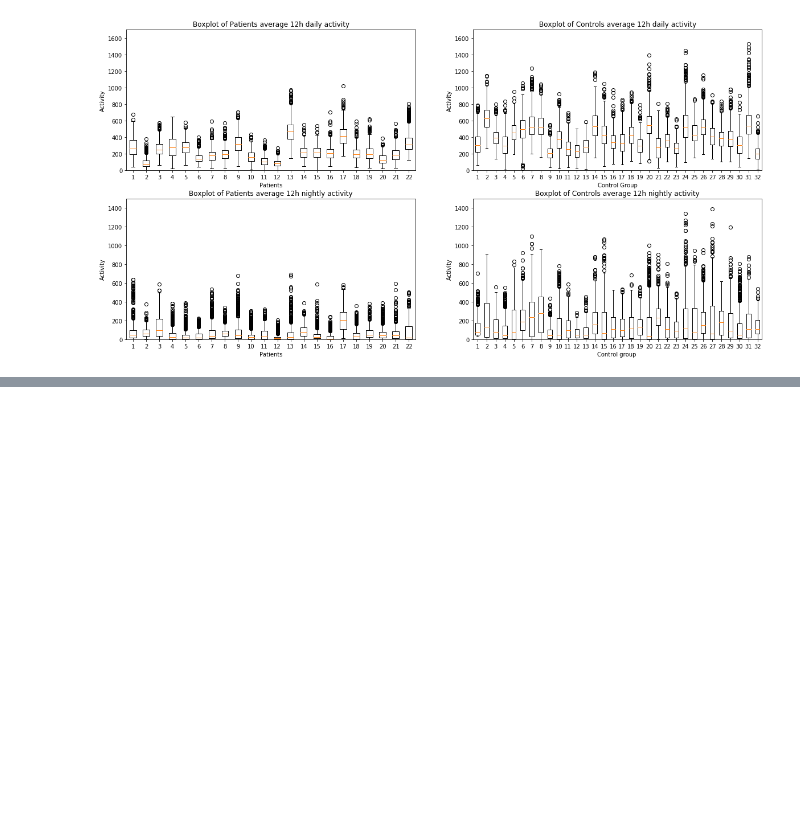
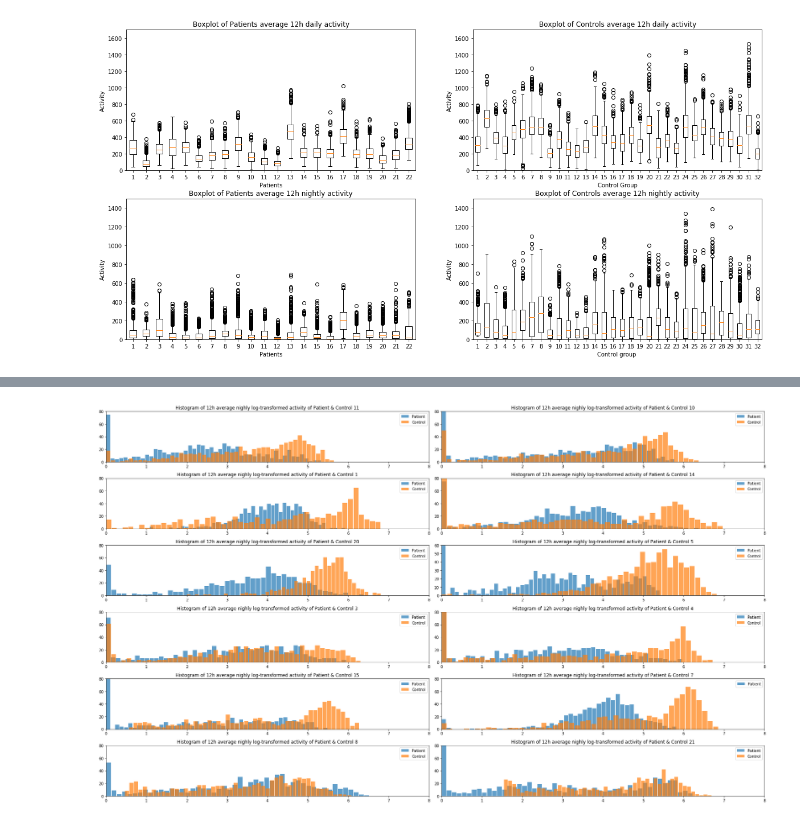
Before and after one commit to matthiasboeker/Shizophrenia_Depression_Project-, a Jupyter notebook: Notebooks/Schizophrenia_ts_explorative.ipynb, the cells around one changed output, grey strips where cells are left out. Cells and saved outputs as stored; diff of their text form; code cells hidden in the pictures; blank space fills up the shorter version.

Commit message:
data analysis visualizations

```diff
--- a/Notebooks/Schizophrenia_ts_explorative.ipynb
+++ b/Notebooks/Schizophrenia_ts_explorative.ipynb
@@ -486,0 +642,82 @@ plt.plot(np.log(daily_mean_c[1]+1))
+# %%
+fig, ((ax0,ax1),(ax2,ax3),(ax4,ax5), (ax6,ax7), (ax8,ax9),(ax10,ax11)) = plt.subplots(6, 2, figsize=(25, 15))
+ax0.hist(np.log(night_mean_p[11]+1),alpha=0.7, bins = 50, rwidth=0.9, label= 'Patient')
+ax0.set_title('Histogram of 12h average nighly log-transformed activity of Patient & Control 11')
+ax0.set_ylim([0,80])
+ax0.hist(np.log(night_mean_c[11]+1),alpha=0.7, bins = 50, rwidth=0.9, label= 'Control')
+ax0.set_xlim([0,8])
+ax0.legend()
+ax1.hist(np.log(night_mean_p[10]+1),alpha=0.7, bins = 50, rwidth=0.9, label= 'Patient')
+ax1.set_title('Histogram of 12h average nighly log-transformed activity of Patient & Control 10')
+ax1.set_ylim([0,80])
+ax1.hist(np.log(night_mean_c[10]+1),alpha=0.7, bins = 50, rwidth=0.9,label= 'Control')
+ax1.set_xlim([0,8])
+ax1.legend()
+ax2.hist(np.log(night_mean_p[1]+1), alpha=0.7,bins = 50, rwidth=0.9, label= 'Patient')
+ax2.set_ylim([0,80])
+ax2.hist(np.log(night_mean_c[1]+1), alpha=0.7,bins = 50, rwidth=0.9,label= 'Control')
+ax2.set_title('Histogram of 12h average nighly log-transformed activity of Patient & Control 1')
+ax2.set_xlim([0,8])
+ax2.legend()
+ax3.hist(np.log(night_mean_p[14]+1), alpha=0.7,bins = 50, rwidth=0.9, label= 'Patient')
+ax3.set_xlim([0,8])
+ax3.hist(np.log(night_mean_c[14]+1), alpha=0.7,bins = 50, rwidth=0.9,label= 'Control')
+ax3.set_title('Histogram of 12h average nighly log-transformed activity of Patient & Control 14')
+ax3.set_ylim([0,80])
+ax3.legend()
+ax4.hist(np.log(night_mean_p[20]+1),alpha=0.7, bins = 50, rwidth=0.9, label= 'Patient')
+ax4.set_title('Histogram of 12h average nighly log-transformed activity of Patient & Control 20')
+ax4.set_xlim([0,8])
+ax4.set_ylim([0,80])
+ax4.hist(np.log(night_mean_c[20]+1),alpha=0.7, bins = 50, rwidth=0.9, label= 'Control')
+ax4.legend()
+ax5.hist(np.log(night_mean_p[5]+1), alpha=0.7,bins = 50, rwidth=0.9, label= 'Patient')
+ax5.set_xlim([0,8])
+ax5.set_ylim([0,60])
+ax5.hist(np.log(night_mean_c[5]+1), alpha=0.7,bins = 50, rwidth=0.9,label= 'Control')
+ax5.set_title('Histogram of 12h average nighly log-transformed activity of Patient & Control 5')
+ax5.legend()
+ax6.hist(np.log(night_mean_p[3]+1), alpha=0.7,bins = 50, rwidth=0.9, label= 'Patient')
+ax6.set_xlim([0,8])
+ax6.set_ylim([0,80])
+ax6.hist(np.log(night_mean_c[3]+1), alpha=0.7,bins = 50, rwidth=0.9,label= 'Control')
+ax6.set_title('Histogram of 12h average nighly log-transformed activity of Patient & Control 3')
+ax6.set_xlim([0,8])
+ax6.set_ylim([0,80])
+ax6.legend()
+ax7.hist(np.log(night_mean_p[4]+1), alpha=0.7,bins = 50, rwidth=0.9, label= 'Patient')
+ax7.hist(np.log(night_mean_c[4]+1), alpha=0.7,bins = 50, rwidth=0.9,label= 'Control')
+ax7.set_title('Histogram of 12h average nighly log-transformed activity of Patient & Control 4')
+ax7.set_xlim([0,8])
+ax7.set_ylim([0,80])
+ax7.legend()
+ax8.hist(np.log(night_mean_p[15]+1), alpha=0.7,bins = 50, rwidth=0.9, label= 'Patient')
+ax8.set_xlim([0,8])
+ax8.set_ylim([0,80])
+ax8.hist(np.log(night_mean_c[15]+1), alpha=0.7,bins = 50, rwidth=0.9,label= 'Control')
+ax8.set_title('Histogram of 12h average nighly log-transformed activity of Patient & Control 15')
+ax8.legend()
+ax9.hist(np.log(night_mean_p[7]+1), alpha=0.7,bins = 50, rwidth=0.9, label= 'Patient')
+ax9.set_xlim([0,8])
+ax9.set_ylim([0,80])
+ax9.hist(np.log(night_mean_c[7]+1), alpha=0.7,bins = 50, rwidth=0.9)
+ax9.set_title('Histogram of 12h average nighly log-transformed activity of Patient & Control 7')
+ax9.set_xlim([0,8])
+ax9.legend()
+ax10.hist(np.log(night_mean_p[8]+1), alpha=0.7,bins = 50, rwidth=0.9, label= 'Patient')
+ax10.set_xlim([0,8])
+ax10.set_ylim([0,80])
+ax10.hist(np.log(night_mean_c[8]+1), alpha=0.7,bins = 50, rwidth=0.9,label= 'Control')
+ax10.set_title('Histogram of 12h average nighly log-transformed activity of Patient & Control 8')
+ax10.set_xlim([0,8])
+ax10.legend()
+ax11.hist(np.log(night_mean_p[21]+1), alpha=0.7,bins = 50, rwidth=0.9, label= 'Patient')
+ax11.set_xlim([0,8])
+ax11.hist(np.log(night_mean_c[21]+1), alpha=0.7, bins = 50, rwidth=0.9,label= 'Control')
+ax11.set_title('Histogram of 12h average nighly log-transformed activity of Patient & Control 21')
+ax11.set_xlim([0,8])
+ax11.set_ylim([0,80])
+ax11.legend()
+fig.tight_layout()
+# %% [output]
+[figure, added]
```
Also changed, not shown: parts of 17 cells of this notebook.
